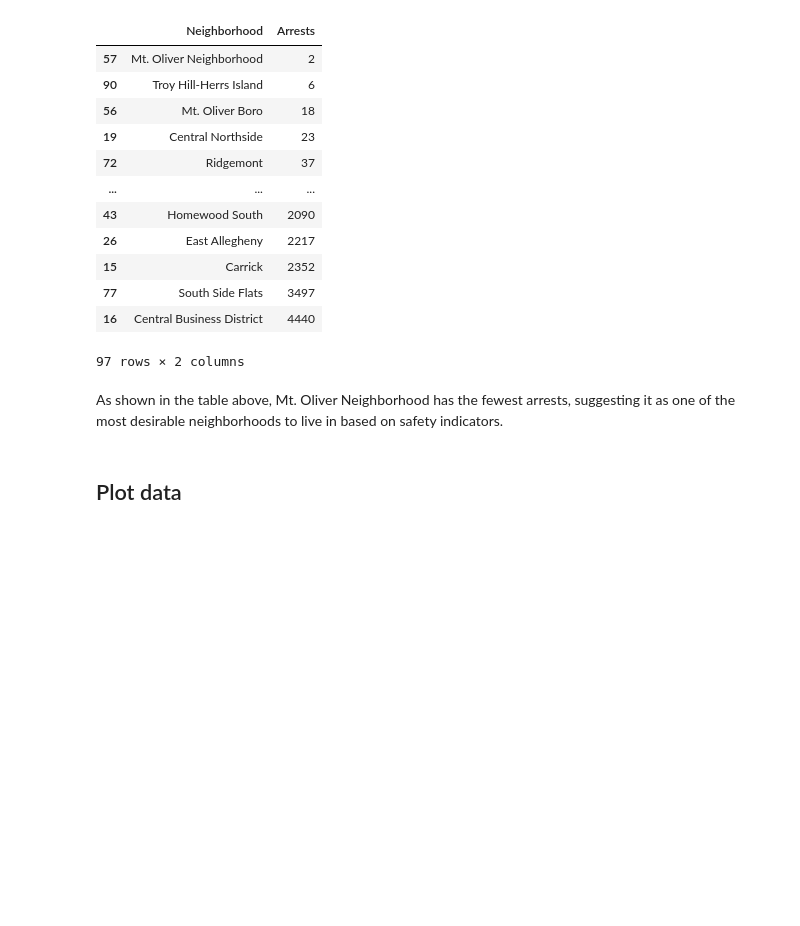
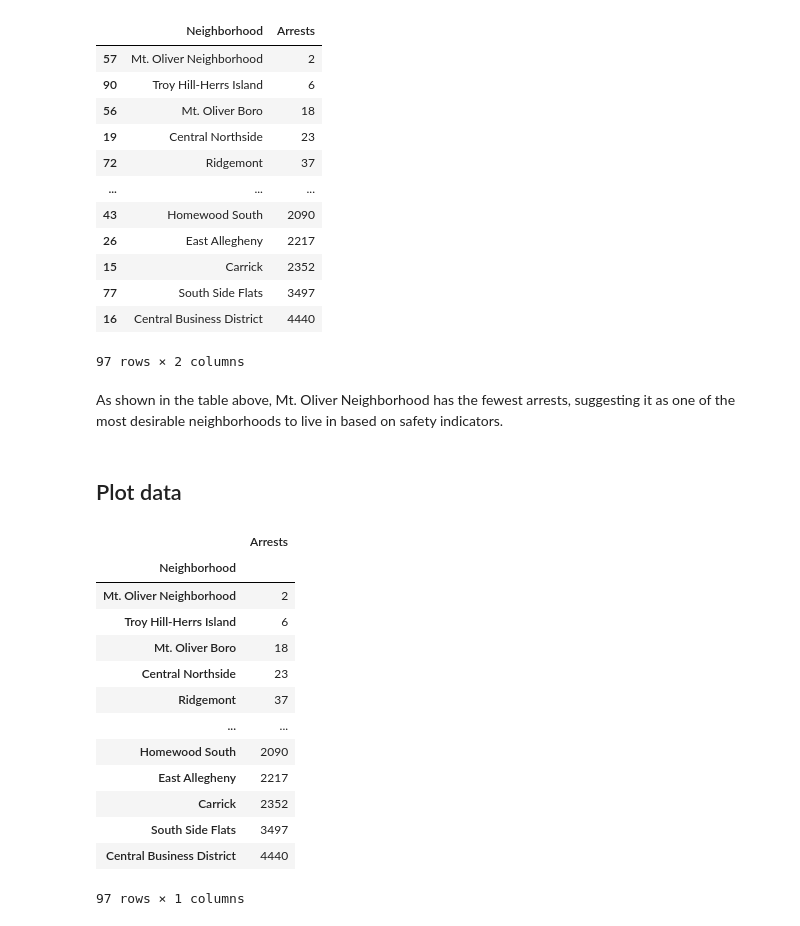
Before and after one commit to stanleytengg/CMPINF0010-Final-Project, a Jupyter notebook: Arrests.ipynb, the cells around one changed output. Saved outputs shown, nothing was run; the diff lists cells and outputs as text; code cells hidden in the pictures; blank space fills up the shorter version.

```diff
--- a/Arrests.ipynb
+++ b/Arrests.ipynb
@@ -48,4 +48,27 @@ arrests
 As shown in the table above, Mt. Oliver Neighborhood has the fewest arrests, suggesting it as one of the most desirable neighborhoods to live in based on safety indicators.
 # %% [markdown]
 ## Plot data
+# %%
+arrests_res = pd.DataFrame({
+    'Neighborhood': arrests['Neighborhood'],
+    'Arrests': arrests['Arrests']
+})
+arrests_res = arrests_res.set_index('Neighborhood')
+arrests = arrests.sort_values(by='Arrests', ascending=True)
+arrests_res
+# %% [output]
+|  | Arrests |
+| Neighborhood |  |
+| Mt. Oliver Neighborhood | 2 |
+| Troy Hill-Herrs Island | 6 |
+| Mt. Oliver Boro | 18 |
+| Central Northside | 23 |
+| Ridgemont | 37 |
+| ... | ... |
+| Homewood South | 2090 |
+| East Allegheny | 2217 |
+| Carrick | 2352 |
+| South Side Flats | 3497 |
+| Central Business District | 4440 |
+97 rows × 1 columns
 # %%
```
Also changed, not shown: parts of 1 cell of this notebook.
